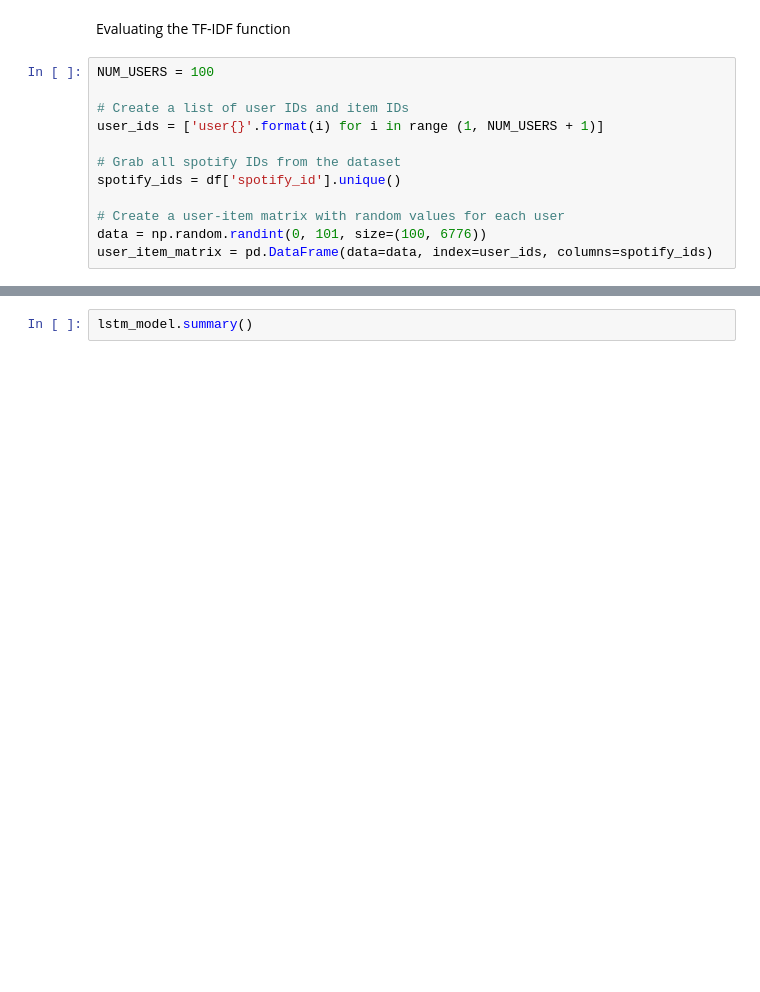
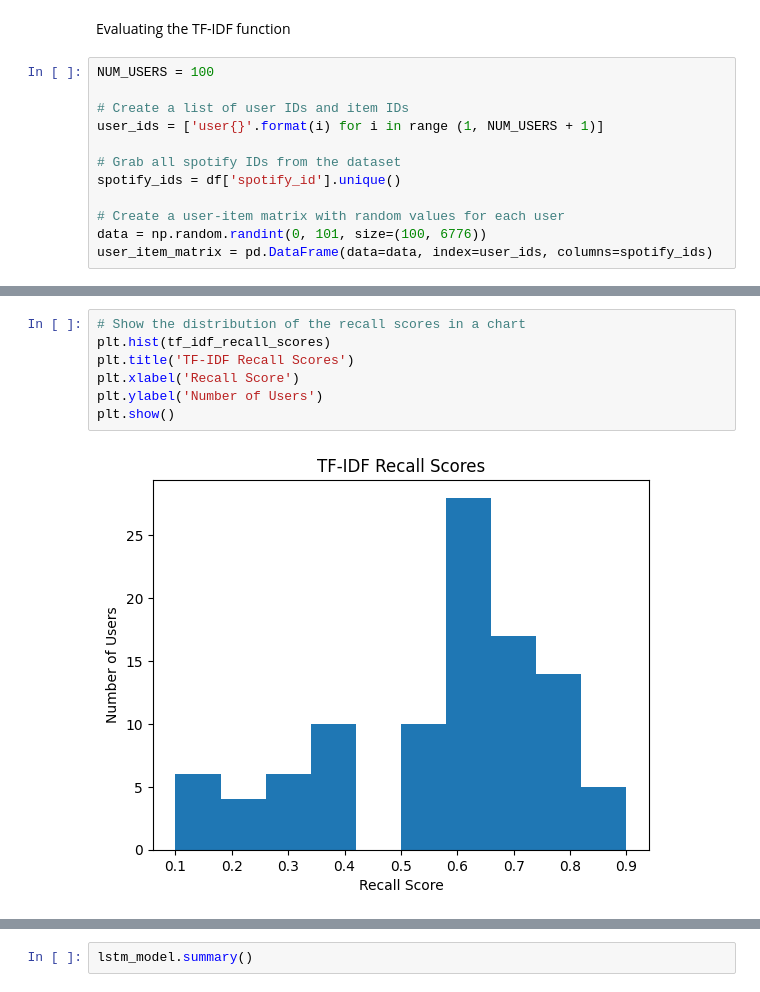
Before and after one commit to EricCallaway/Music_Recommendation_Application, a Jupyter notebook: tf-idf_recommendation.ipynb, the cells around one changed output, grey strips where cells are left out. Saved outputs shown, nothing was run; the diff lists cells and outputs as text; blank space fills up the shorter version.

```diff
--- a/tf-idf_recommendation.ipynb
+++ b/tf-idf_recommendation.ipynb
@@ -358,0 +339,9 @@ scores_df = evaluate_recommendations(user_recommendations=user_recommendations,
+# %%
+# Show the distribution of the recall scores in a chart
+plt.hist(tf_idf_recall_scores)
+plt.title('TF-IDF Recall Scores')
+plt.xlabel('Recall Score')
+plt.ylabel('Number of Users')
+plt.show()
+# %% [output]
+[figure, added]
```
Also changed, not shown: parts of 51 cells of this notebook, 1 other file.
